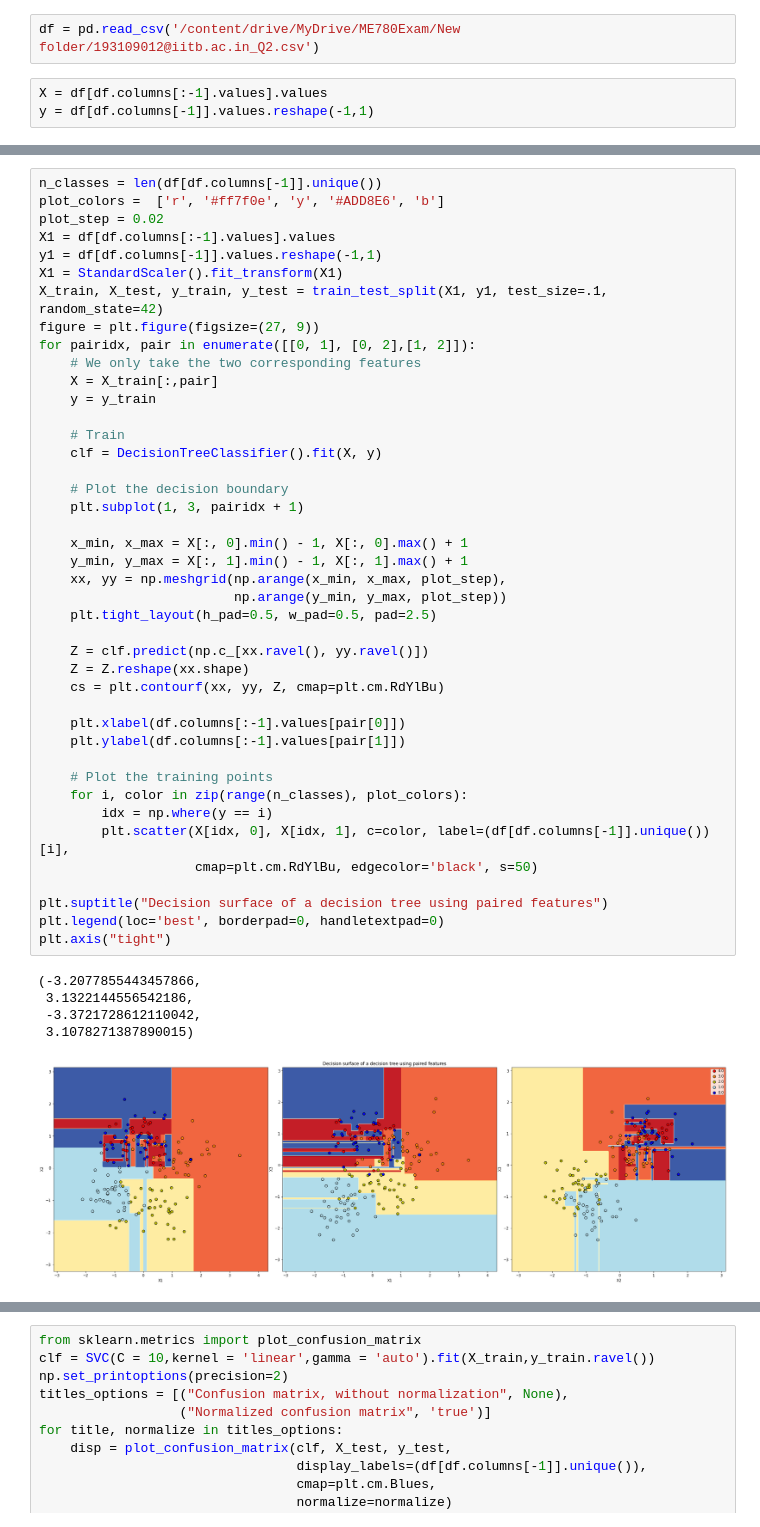
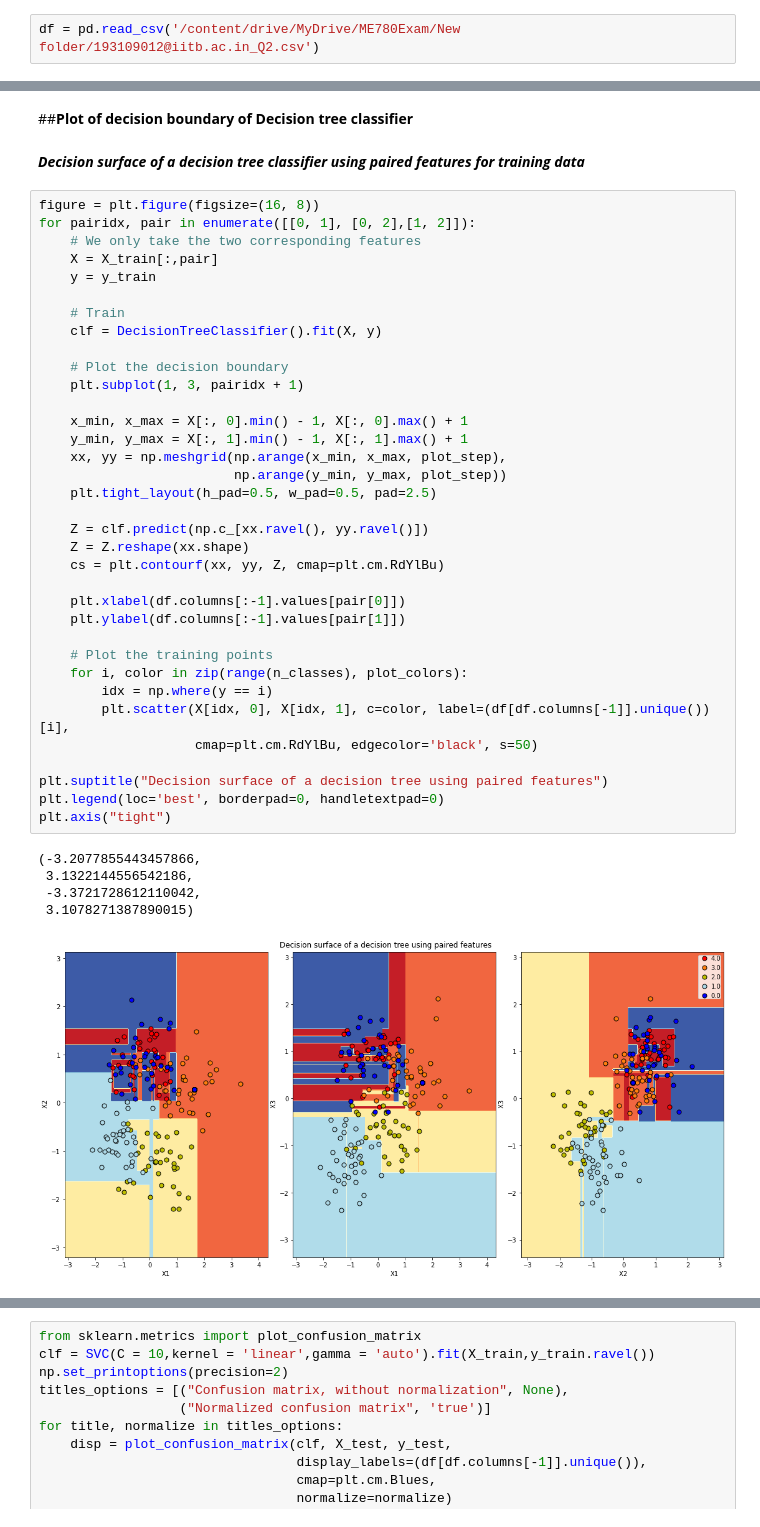
Before and after one commit to pra1608/Data-mining, a Jupyter notebook: ME780Examques2.ipynb, the cells around one changed output, grey strips where cells are left out. Cells and saved outputs as stored; diff of their text form.

```diff
--- a/ME780Examques2.ipynb
+++ b/ME780Examques2.ipynb
@@ -17,5 +20,2 @@ from sklearn.svm import SVC
 # %%
 df = pd.read_csv('/content/drive/MyDrive/ME780Exam/New folder/193109012@iitb.ac.in_Q2.csv')
-# %%
-X = df[df.columns[:-1].values].values
-y = df[df.columns[-1]].values.reshape(-1,1)
@@ -26,12 +33,9 @@ df[df.columns[-1]].unique().tolist()
+# %% [markdown]
+##**Plot of decision boundary of Decision tree classifier**
+# %% [markdown]
+***Decision surface of a decision tree classifier using paired features for training data***
 # %%
-n_classes = len(df[df.columns[-1]].unique())
-plot_colors =  ['r', '#ff7f0e', 'y', '#ADD8E6', 'b']
-plot_step = 0.02
-X1 = df[df.columns[:-1].values].values
-y1 = df[df.columns[-1]].values.reshape(-1,1)
-X1 = StandardScaler().fit_transform(X1)
-X_train, X_test, y_train, y_test = train_test_split(X1, y1, test_size=.1, random_state=42)
-figure = plt.figure(figsize=(27, 9))
+figure = plt.figure(figsize=(16, 8))
 for pairidx, pair in enumerate([[0, 1], [0, 2],[1, 2]]):
     # We only take the two corresponding features
     X = X_train[:,pair]
@@ -43,31 +47,31 @@ for pairidx, pair in enumerate([[0, 1], [0, 2],[1, 2]]):
     # Plot the decision boundary
     plt.subplot(1, 3, pairidx + 1)
 
     x_min, x_max = X[:, 0].min() - 1, X[:, 0].max() + 1
     y_min, y_max = X[:, 1].min() - 1, X[:, 1].max() + 1
     xx, yy = np.meshgrid(np.arange(x_min, x_max, plot_step),
                          np.arange(y_min, y_max, plot_step))
     plt.tight_layout(h_pad=0.5, w_pad=0.5, pad=2.5)
 
     Z = clf.predict(np.c_[xx.ravel(), yy.ravel()])
     Z = Z.reshape(xx.shape)
     cs = plt.contourf(xx, yy, Z, cmap=plt.cm.RdYlBu)
 
     plt.xlabel(df.columns[:-1].values[pair[0]])
     plt.ylabel(df.columns[:-1].values[pair[1]])
 
     # Plot the training points
     for i, color in zip(range(n_classes), plot_colors):
         idx = np.where(y == i)
         plt.scatter(X[idx, 0], X[idx, 1], c=color, label=(df[df.columns[-1]].unique())[i],
                     cmap=plt.cm.RdYlBu, edgecolor='black', s=50)
 
 plt.suptitle("Decision surface of a decision tree using paired features")
 plt.legend(loc='best', borderpad=0, handletextpad=0)
 plt.axis("tight")
 # %% [output]
 (-3.2077855443457866,
  3.1322144556542186,
  -3.3721728612110042,
  3.1078271387890015)
-[figure, old version]
+[figure, new version]
```
Also changed, not shown: parts of 25 cells of this notebook.
